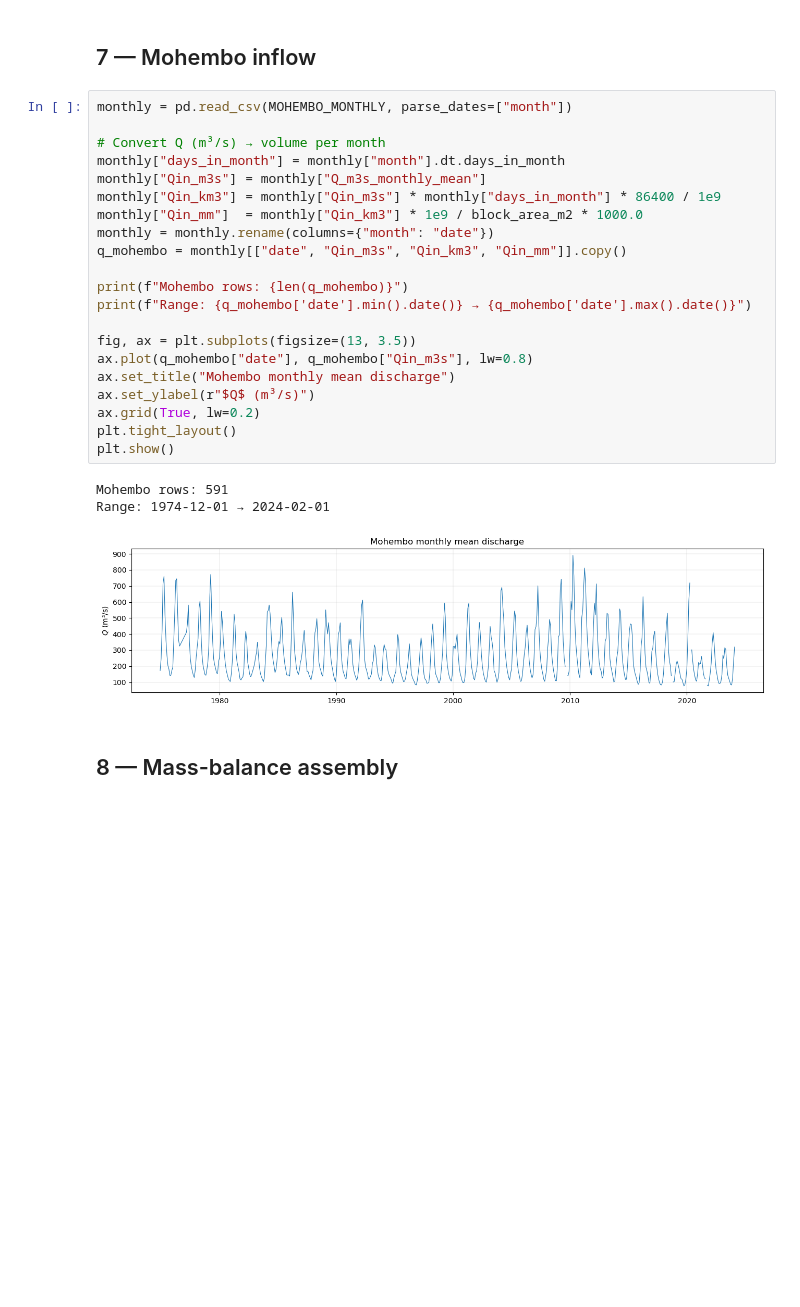
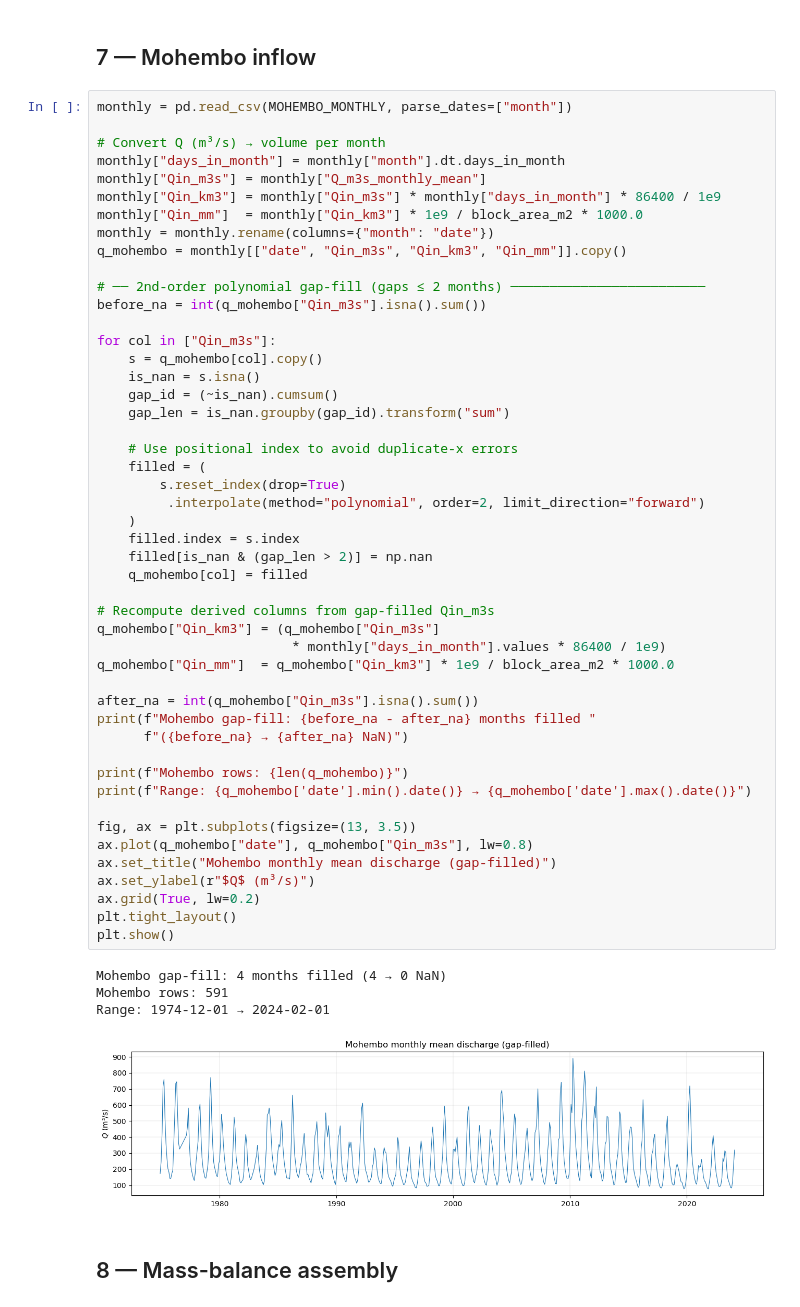
Before and after one commit to octavia-crompton/dswe-inman-lyons, a Jupyter notebook: notebooks/mass_balance_grace_aligned.ipynb, the cells around one changed output. Cells and saved outputs as stored; diff of their text form; blank space fills up the shorter version.

```diff
--- a/notebooks/mass_balance_grace_aligned.ipynb
+++ b/notebooks/mass_balance_grace_aligned.ipynb
@@ -769,28 +732,56 @@ Saved: ../figures/ET comparison/grace_3block/grace_monthly.csv  (238 rows)
 # %%
 monthly = pd.read_csv(MOHEMBO_MONTHLY, parse_dates=["month"])
 
 # Convert Q (m³/s) → volume per month
 monthly["days_in_month"] = monthly["month"].dt.days_in_month
 monthly["Qin_m3s"] = monthly["Q_m3s_monthly_mean"]
 monthly["Qin_km3"] = monthly["Qin_m3s"] * monthly["days_in_month"] * 86400 / 1e9
 monthly["Qin_mm"]  = monthly["Qin_km3"] * 1e9 / block_area_m2 * 1000.0
 monthly = monthly.rename(columns={"month": "date"})
 q_mohembo = monthly[["date", "Qin_m3s", "Qin_km3", "Qin_mm"]].copy()
 
+# ── 2nd-order polynomial gap-fill (gaps ≤ 2 months) ─────────────────────────
+before_na = int(q_mohembo["Qin_m3s"].isna().sum())
+
+for col in ["Qin_m3s"]:
+    s = q_mohembo[col].copy()
+    is_nan = s.isna()
+    gap_id = (~is_nan).cumsum()
+    gap_len = is_nan.groupby(gap_id).transform("sum")
+
+    # Use positional index to avoid duplicate-x errors
+    filled = (
+        s.reset_index(drop=True)
+         .interpolate(method="polynomial", order=2, limit_direction="forward")
+    )
+    filled.index = s.index
+    filled[is_nan & (gap_len > 2)] = np.nan
+    q_mohembo[col] = filled
+
+# Recompute derived columns from gap-filled Qin_m3s
+q_mohembo["Qin_km3"] = (q_mohembo["Qin_m3s"]
+                         * monthly["days_in_month"].values * 86400 / 1e9)
+q_mohembo["Qin_mm"]  = q_mohembo["Qin_km3"] * 1e9 / block_area_m2 * 1000.0
+
+after_na = int(q_mohembo["Qin_m3s"].isna().sum())
+print(f"Mohembo gap-fill: {before_na - after_na} months filled "
+      f"({before_na} → {after_na} NaN)")
+
 print(f"Mohembo rows: {len(q_mohembo)}")
 print(f"Range: {q_mohembo['date'].min().date()} → {q_mohembo['date'].max().date()}")
 
 fig, ax = plt.subplots(figsize=(13, 3.5))
 ax.plot(q_mohembo["date"], q_mohembo["Qin_m3s"], lw=0.8)
-ax.set_title("Mohembo monthly mean discharge")
+ax.set_title("Mohembo monthly mean discharge (gap-filled)")
 ax.set_ylabel(r"$Q$ (m³/s)")
 ax.grid(True, lw=0.2)
 plt.tight_layout()
 plt.show()
 # %% [output]
+Mohembo gap-fill: 4 months filled (4 → 0 NaN)
 Mohembo rows: 591
 Range: 1974-12-01 → 2024-02-01
-[figure, old version]
+[figure, new version]
 # %% [markdown]
 ## 8 — Mass-balance assembly
 # %%
```
Also changed, not shown: parts of 19 cells of this notebook, 14 other files.
